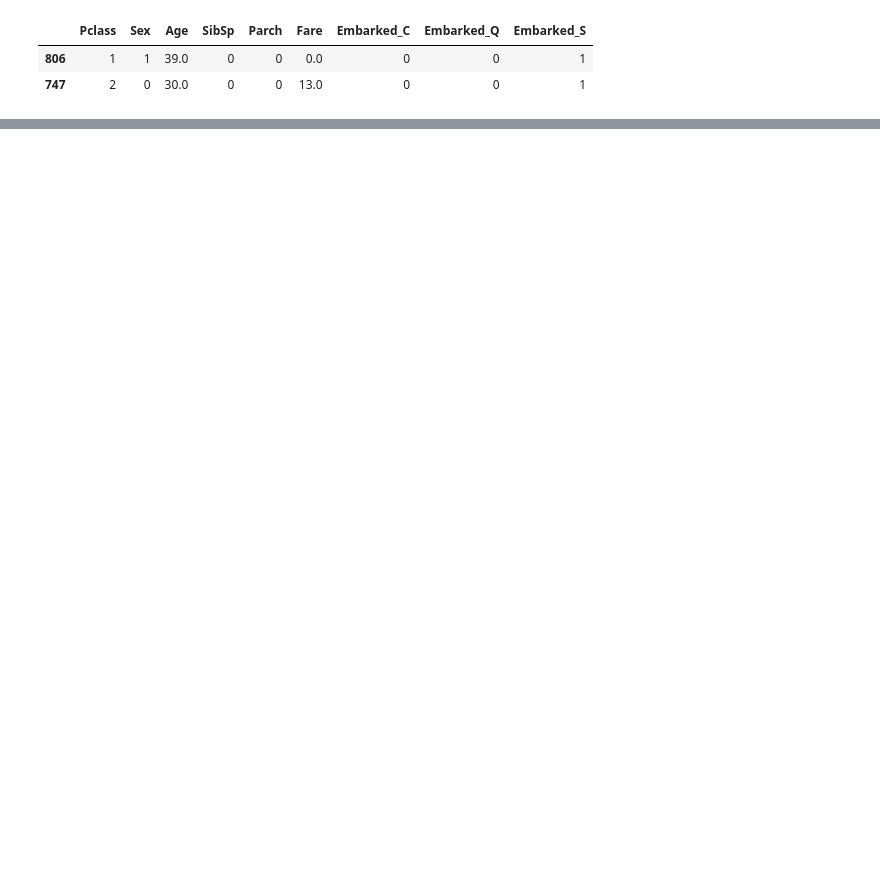
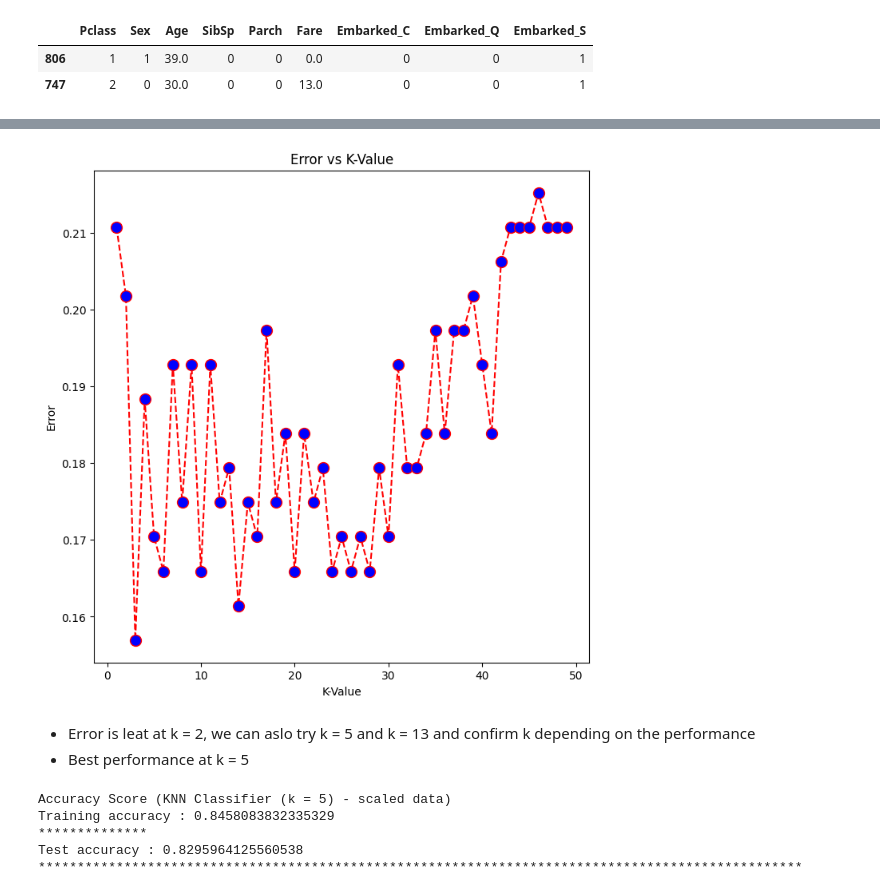
Before and after one commit to younusmohamed77/Kaggle-Competitions, a Jupyter notebook: 01_Titanic Survival Prediction Competition.ipynb, the cells around one changed output, grey strips where cells are left out. Drawn from its saved outputs; the diff is of its cells as text; code cells hidden in the pictures; blank space fills up the shorter version.

```diff
--- a/01_Titanic Survival Prediction Competition.ipynb
+++ b/01_Titanic Survival Prediction Competition.ipynb
@@ -818,0 +882,10 @@ Test accuracy : 0.7892376681614349
+# %%
+# Using satandardisation technique
+
+ssc = StandardScaler()
+scaled_x_train = pd.DataFrame(ssc.fit_transform(raw_x_train))
+scaled_y_train = raw_y_train
+scaled_x_val = pd.DataFrame(ssc.fit_transform(raw_x_val))
+scaled_y_val = raw_y_val
+
+scaled_x_train.head(2)
@@ -818,0 +1120,27 @@ Test accuracy : 0.7892376681614349
+# %%
+find_k(scaled_x_train, scaled_y_train, scaled_x_val, scaled_y_val)
+# %% [output]
+[figure, added]
+# %% [markdown]
+- Error is leat at k = 2, we can aslo try k = 5 and k = 13 and confirm k depending on the performance
+- Best performance at k = 5
+# %%
+# Building KNN model
+knn_scaled = KNeighborsClassifier(n_neighbors = 5)
+knn_scaled.fit(scaled_x_train, scaled_y_train)
+knn_scaled_y_pred_train = knn_scaled.predict(scaled_x_train)
+knn_scaled_y_pred_val = knn_scaled.predict(scaled_x_val)
+
+print("Accuracy Score (KNN Classifier (k = 5) - scaled data)")
+knn_train_scaled_accuracy = accuracy_score(scaled_y_train, knn_scaled_y_pred_train)
+knn_test_scaled_accuracy = accuracy_score(scaled_y_val, knn_scaled_y_pred_val)
+print("Training accuracy :", knn_train_scaled_accuracy)
+print("**************")
+print("Test accuracy :", knn_test_scaled_accuracy)
+print("**************"*7)
+# %% [output]
+Accuracy Score (KNN Classifier (k = 5) - scaled data)
+Training accuracy : 0.8458083832335329
+**************
+Test accuracy : 0.8295964125560538
+**************************************************************************************************
```
Also changed, not shown: parts of 68 cells of this notebook, 1 other file.
